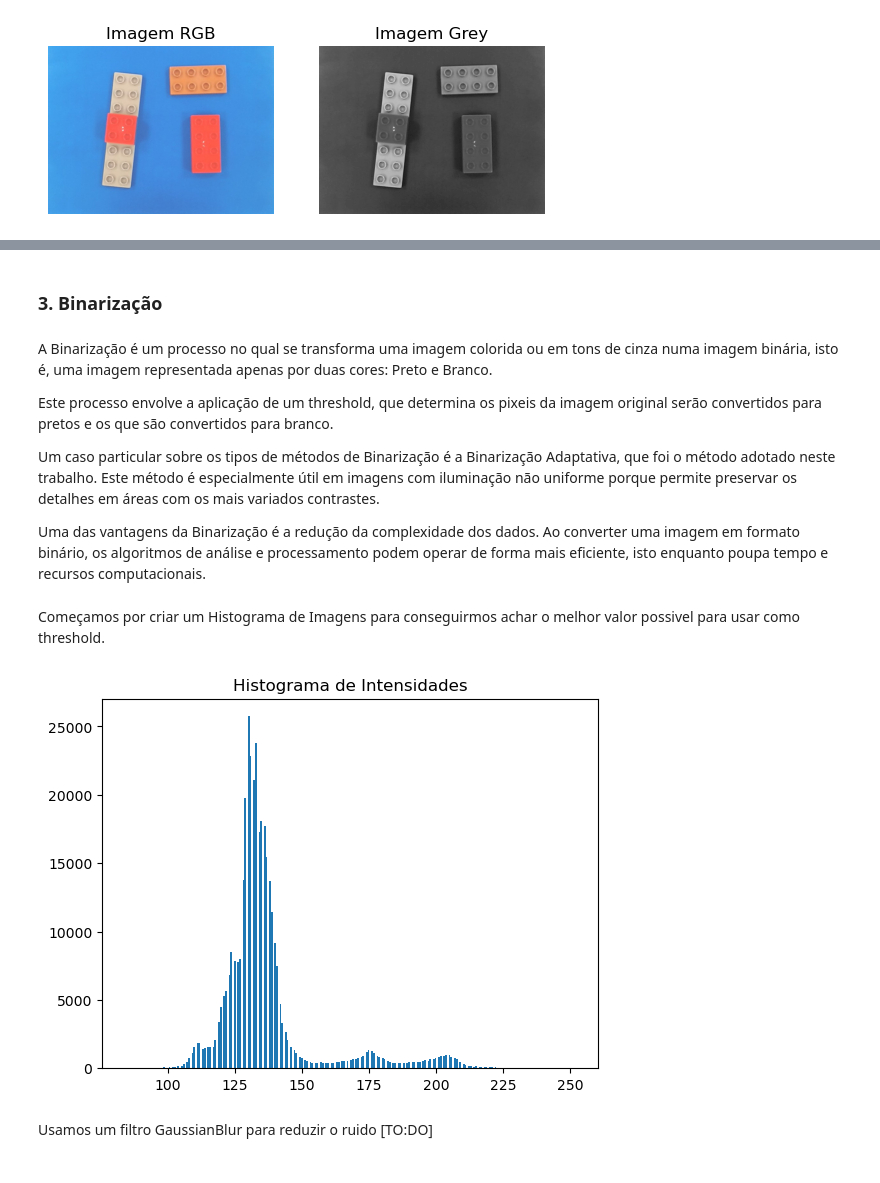
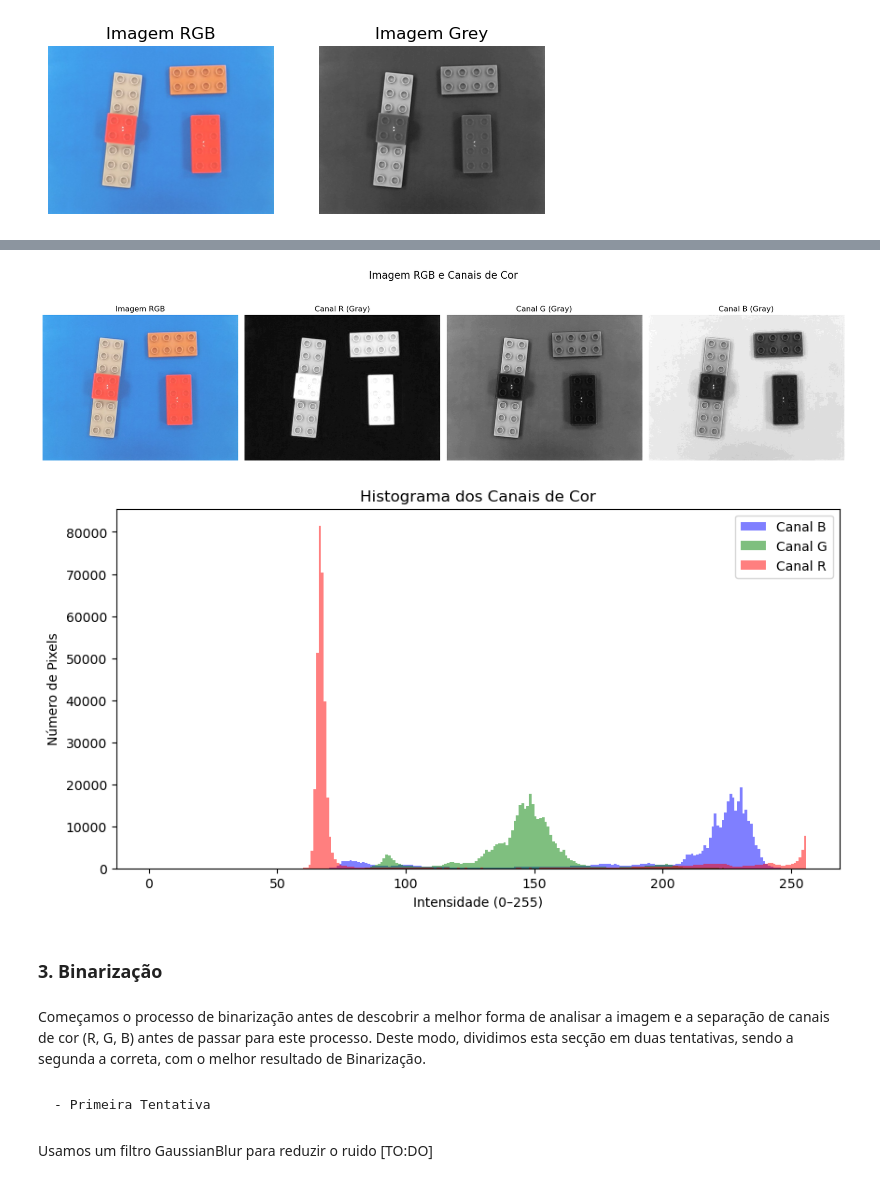
Before and after one commit to miguelac4/piv_tp1, a Jupyter notebook: src/trabalho_pratico1.ipynb, the cells around one changed output, grey strips where cells are left out. Drawn from its saved outputs; the diff is of its cells as text; code cells hidden in the pictures.

```diff
--- a/src/trabalho_pratico1.ipynb
+++ b/src/trabalho_pratico1.ipynb
@@ -103,22 +108,67 @@ ____________________________________________________________________________
+# %%
+# Separa canais já em RGB (ordem: R, G, B)
+r, g, b = cv2.split(img_rgb)
+zeros = np.zeros_like(r)
+
+# Constrói imagens dos canais em RGB
+img_red   = np.dstack([r, zeros, zeros])
+img_green = np.dstack([zeros, g, zeros])
+img_blue  = np.dstack([zeros, zeros, b])
+
+# Converter cada uma para tons de cinzento
+gray_red   = cv2.cvtColor(img_red, cv2.COLOR_RGB2GRAY)
+gray_green = cv2.cvtColor(img_green, cv2.COLOR_RGB2GRAY)
+gray_blue  = cv2.cvtColor(img_blue, cv2.COLOR_RGB2GRAY)
+
+# ___________________Canais de Cor PLOT___________________
+
+fig, axes = plt.subplots(1, 4, figsize=(18, 5))
+fig.suptitle("Imagem RGB e Canais de Cor", fontsize=16)
+
+# Imagem original
+axes[0].imshow(img_rgb)
+axes[0].set_title("Imagem RGB")
+axes[0].axis("off")
+
+# Canal R
+axes[1].imshow(gray_red, cmap='gray')
+axes[1].set_title("Canal R (Gray)")
+axes[1].axis("off")
+
+# Canal G
+axes[2].imshow(gray_green, cmap='gray')
+axes[2].set_title("Canal G (Gray)")
+axes[2].axis("off")
+
+# Canal B
+axes[3].imshow(gray_blue, cmap='gray')
+axes[3].set_title("Canal B (Gray)")
+axes[3].axis("off")
+
+plt.tight_layout()
+plt.show()
+
+# ___________________HISTOGRAMA PLOT___________________
+plt.figure(figsize=(10,5))
+plt.title("Histograma dos Canais de Cor")
+plt.xlabel("Intensidade (0–255)")
+plt.ylabel("Número de Pixels")
+
+plt.hist(b.ravel(), bins=256, range=[0,256], color='blue', alpha=0.5, label='Canal B')
+plt.hist(g.ravel(), bins=256, range=[0,256], color='green', alpha=0.5, label='Canal G')
+plt.hist(r.ravel(), bins=256, range=[0,256], color='red', alpha=0.5, label='Canal R')
+
+plt.legend()
+plt.show()
+# %% [output]
+[figure, added]
+[figure, added]
 # %% [markdown]
 ### 3. Binarização
 # %% [markdown]
-A Binarização é um processo no qual se transforma uma imagem colorida ou em tons de cinza numa imagem binária, isto é, uma imagem representada apenas por duas cores: Preto e Branco.
-
-Este processo envolve a aplicação de um threshold, que determina os pixeis da imagem original serão convertidos para pretos e os que são convertidos para branco.
-
-Um caso particular sobre os tipos de métodos de Binarização é a Binarização Adaptativa, que foi o método adotado neste trabalho. Este método é especialmente útil em imagens com iluminação não uniforme porque permite preservar os detalhes em áreas com os mais variados contrastes.
-
-Uma das vantagens da Binarização é a redução da complexidade dos dados. Ao converter uma imagem em formato binário, os algoritmos de análise e processamento podem operar de forma mais eficiente, isto enquanto poupa tempo e recursos computacionais.
+Começamos o processo de binarização antes de descobrir a melhor forma de analisar a imagem e a separação de canais de cor (R, G, B) antes de passar para este processo. Deste modo, dividimos esta secção em duas tentativas, sendo a segunda a correta, com o melhor resultado de Binarização.
-# %% [markdown]
-Começamos por criar um Histograma de Imagens para conseguirmos achar o melhor valor possivel para usar como threshold.
-# %%
-# Analisar o Histograma de Intensidades para calcular o melhor valor de THRESHHOLD
-plt.hist(img_gray.ravel(), bins=256)
-plt.title("Histograma de Intensidades")
-plt.show()
-# %% [output]
-[figure, removed]
+# %% [markdown]
+    - Primeira Tentativa
 # %% [markdown]
 Usamos um filtro GaussianBlur para reduzir o ruido [TO:DO]
 # %%
```
Also changed, not shown: parts of 11 cells of this notebook.
